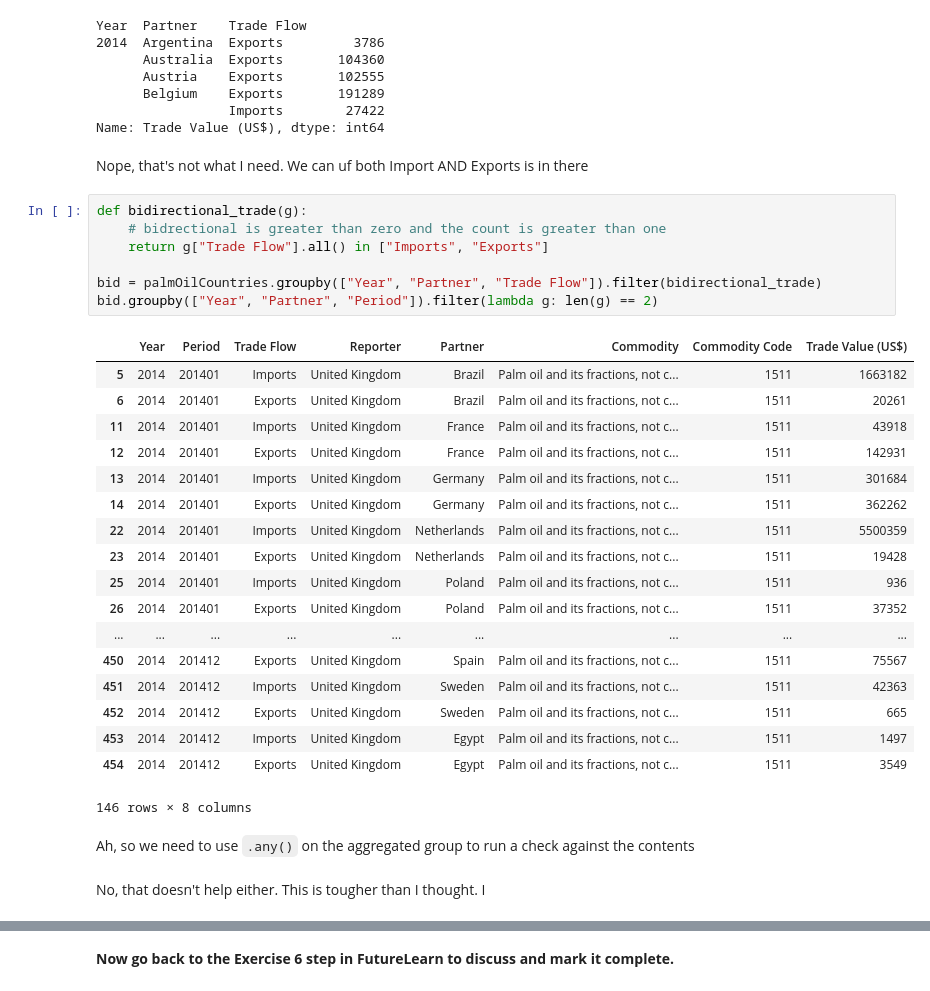
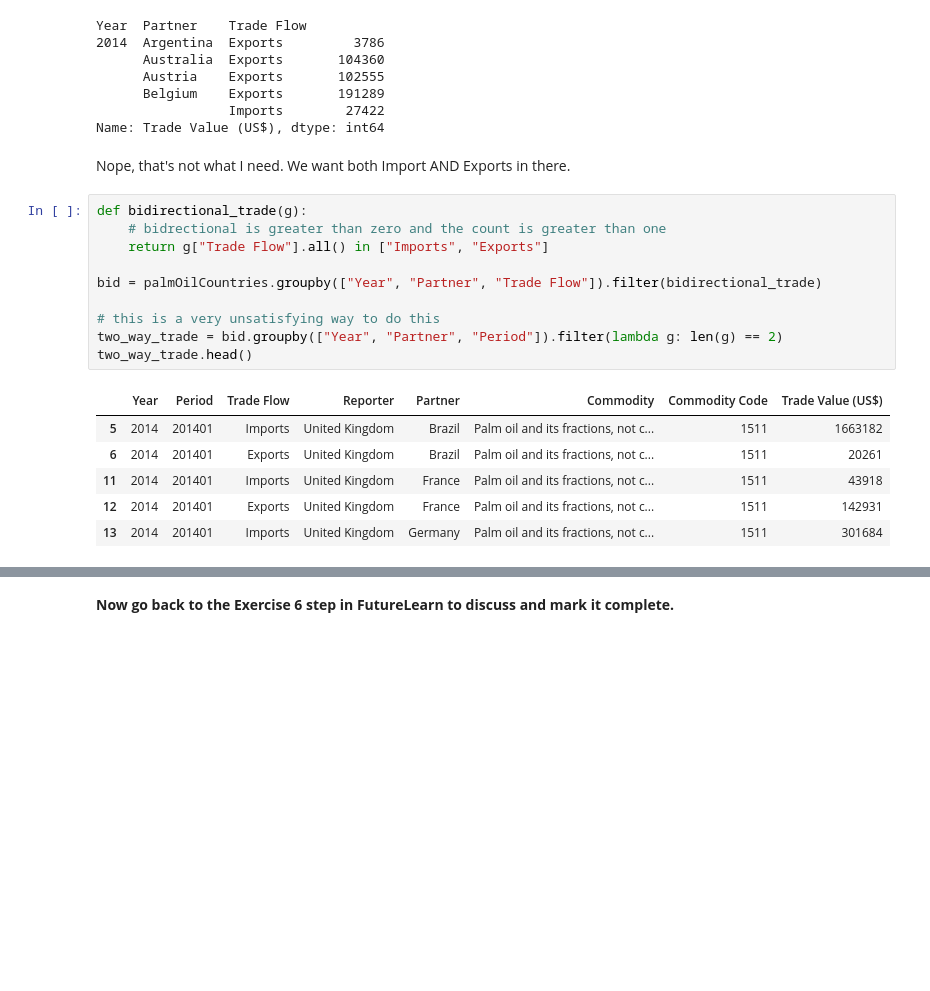
Before and after one commit to mrchrisadams/future-learn-learn-to-code, a Jupyter notebook: Week 4_exercise_notebook-copy.ipynb, the cells around one changed output, grey strips where cells are left out. Saved outputs shown, nothing was run; the diff lists cells and outputs as text; blank space fills up the shorter version.

```diff
--- a/Week 4_exercise_notebook-copy.ipynb
+++ b/Week 4_exercise_notebook-copy.ipynb
@@ -1310,34 +1310,21 @@ Year  Partner    Trade Flow
                  Imports        27422
 Name: Trade Value (US$), dtype: int64
 # %% [markdown]
-Nope, that's not what I need. We can uf both Import AND Exports is in there
+Nope, that's not what I need. We want both Import AND Exports in there.
 # %%
 def bidirectional_trade(g):
     # bidrectional is greater than zero and the count is greater than one
     return g["Trade Flow"].all() in ["Imports", "Exports"]
 
 bid = palmOilCountries.groupby(["Year", "Partner", "Trade Flow"]).filter(bidirectional_trade)
-bid.groupby(["Year", "Partner", "Period"]).filter(lambda g: len(g) == 2)
+
+# this is a very unsatisfying way to do this
+two_way_trade = bid.groupby(["Year", "Partner", "Period"]).filter(lambda g: len(g) == 2)
+two_way_trade.head()
 # %% [output]
 |  | Year | Period | Trade Flow | Reporter | Partner | Commodity | Commodity Code | Trade Value (US$) |
 | 5 | 2014 | 201401 | Imports | United Kingdom | Brazil | Palm oil and its fractions, not c... | 1511 | 1663182 |
 | 6 | 2014 | 201401 | Exports | United Kingdom | Brazil | Palm oil and its fractions, not c... | 1511 | 20261 |
 | 11 | 2014 | 201401 | Imports | United Kingdom | France | Palm oil and its fractions, not c... | 1511 | 43918 |
 | 12 | 2014 | 201401 | Exports | United Kingdom | France | Palm oil and its fractions, not c... | 1511 | 142931 |
 | 13 | 2014 | 201401 | Imports | United Kingdom | Germany | Palm oil and its fractions, not c... | 1511 | 301684 |
-| 14 | 2014 | 201401 | Exports | United Kingdom | Germany | Palm oil and its fractions, not c... | 1511 | 362262 |
-| 22 | 2014 | 201401 | Imports | United Kingdom | Netherlands | Palm oil and its fractions, not c... | 1511 | 5500359 |
-| 23 | 2014 | 201401 | Exports | United Kingdom | Netherlands | Palm oil and its fractions, not c... | 1511 | 19428 |
-| 25 | 2014 | 201401 | Imports | United Kingdom | Poland | Palm oil and its fractions, not c... | 1511 | 936 |
-| 26 | 2014 | 201401 | Exports | United Kingdom | Poland | Palm oil and its fractions, not c... | 1511 | 37352 |
-| ... | ... | ... | ... | ... | ... | ... | ... | ... |
-| 450 | 2014 | 201412 | Exports | United Kingdom | Spain | Palm oil and its fractions, not c... | 1511 | 75567 |
-| 451 | 2014 | 201412 | Imports | United Kingdom | Sweden | Palm oil and its fractions, not c... | 1511 | 42363 |
-| 452 | 2014 | 201412 | Exports | United Kingdom | Sweden | Palm oil and its fractions, not c... | 1511 | 665 |
-| 453 | 2014 | 201412 | Imports | United Kingdom | Egypt | Palm oil and its fractions, not c... | 1511 | 1497 |
-| 454 | 2014 | 201412 | Exports | United Kingdom | Egypt | Palm oil and its fractions, not c... | 1511 | 3549 |
-146 rows × 8 columns
-# %% [markdown]
-Ah, so we need to use `.any()` on the aggregated group to run a check against the contents
-# %% [markdown]
-No, that doesn't help either. This is tougher than I thought. I
```
Also changed, not shown: parts of 8 cells of this notebook.
